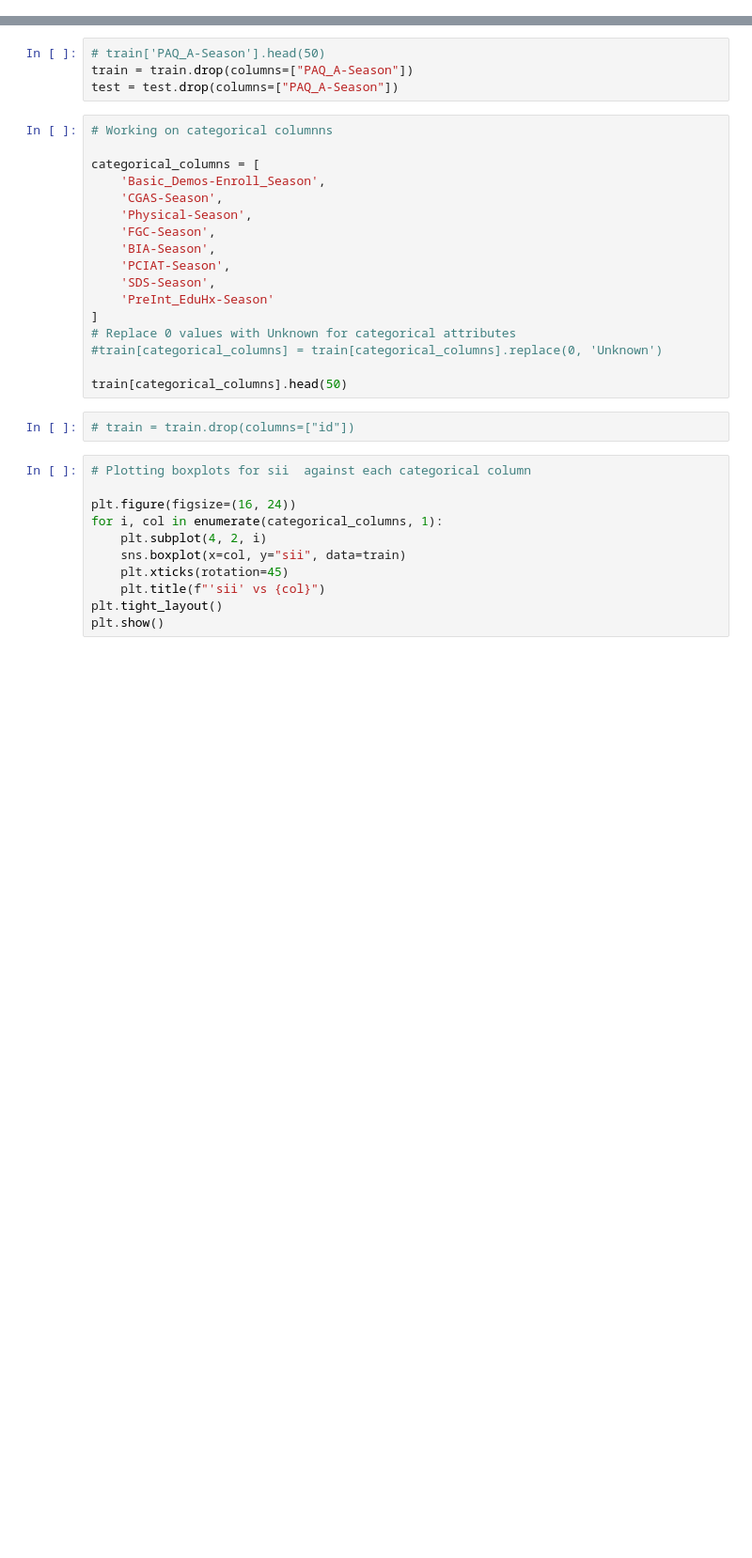
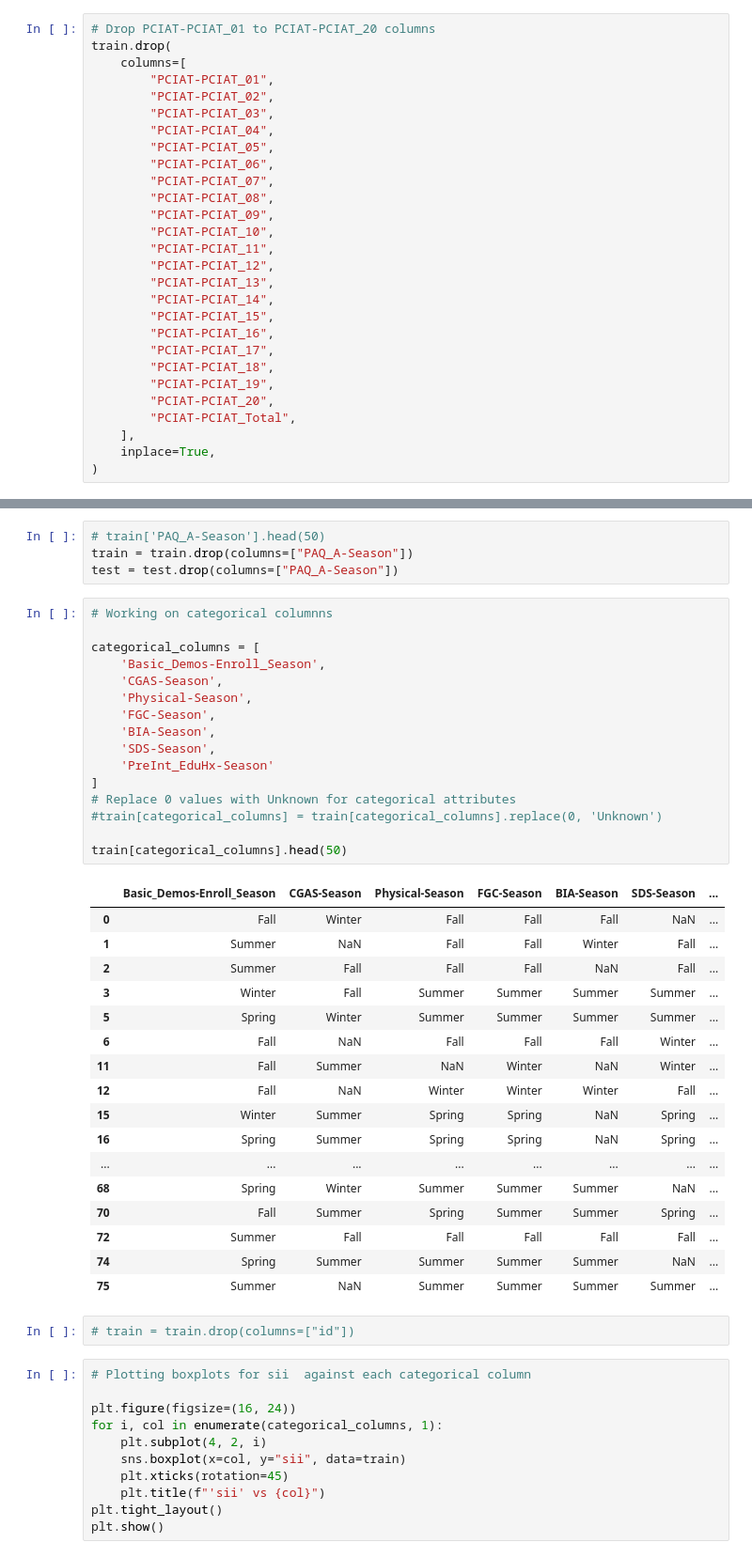
Before and after one commit to CeliePierre/Problematic-Internet-Use, a Jupyter notebook: kaggle-notebook.ipynb, the cells around one changed output, grey strips where cells are left out. Shown at 94% size. Saved outputs shown, nothing was run; the diff lists cells and outputs as text; blank space fills up the shorter version.

```diff
--- a/kaggle-notebook.ipynb
+++ b/kaggle-notebook.ipynb
@@ -123,0 +259,28 @@ test = test.drop("id", axis=1)
+# %%
+# Drop PCIAT-PCIAT_01 to PCIAT-PCIAT_20 columns
+train.drop(
+    columns=[
+        "PCIAT-PCIAT_01",
+        "PCIAT-PCIAT_02",
+        "PCIAT-PCIAT_03",
+        "PCIAT-PCIAT_04",
+        "PCIAT-PCIAT_05",
+        "PCIAT-PCIAT_06",
+        "PCIAT-PCIAT_07",
+        "PCIAT-PCIAT_08",
+        "PCIAT-PCIAT_09",
+        "PCIAT-PCIAT_10",
+        "PCIAT-PCIAT_11",
+        "PCIAT-PCIAT_12",
+        "PCIAT-PCIAT_13",
+        "PCIAT-PCIAT_14",
+        "PCIAT-PCIAT_15",
+        "PCIAT-PCIAT_16",
+        "PCIAT-PCIAT_17",
+        "PCIAT-PCIAT_18",
+        "PCIAT-PCIAT_19",
+        "PCIAT-PCIAT_20",
+        "PCIAT-PCIAT_Total",
+    ],
+    inplace=True,
+)
@@ -381,20 +749,37 @@ test = test.drop(columns=["PAQ_A-Season"])
 # %%
 # Working on categorical columnns
 
 categorical_columns = [
     'Basic_Demos-Enroll_Season',
     'CGAS-Season',
     'Physical-Season',
     'FGC-Season',
     'BIA-Season',
-    'PCIAT-Season',
     'SDS-Season',
     'PreInt_EduHx-Season'
 ]
 # Replace 0 values with Unknown for categorical attributes
 #train[categorical_columns] = train[categorical_columns].replace(0, 'Unknown')
 
 train[categorical_columns].head(50)
+# %% [output]
+|  | Basic_Demos-Enroll_Season | CGAS-Season | Physical-Season | FGC-Season | BIA-Season | SDS-Season | ... |
+| 0 | Fall | Winter | Fall | Fall | Fall | NaN | ... |
+| 1 | Summer | NaN | Fall | Fall | Winter | Fall | ... |
+| 2 | Summer | Fall | Fall | Fall | NaN | Fall | ... |
+| 3 | Winter | Fall | Summer | Summer | Summer | Summer | ... |
+| 5 | Spring | Winter | Summer | Summer | Summer | Summer | ... |
+| 6 | Fall | NaN | Fall | Fall | Fall | Winter | ... |
+| 11 | Fall | Summer | NaN | Winter | NaN | Winter | ... |
+| 12 | Fall | NaN | Winter | Winter | Winter | Fall | ... |
+| 15 | Winter | Summer | Spring | Spring | NaN | Spring | ... |
+| 16 | Spring | Summer | Spring | Spring | NaN | Spring | ... |
+| ... | ... | ... | ... | ... | ... | ... | ... |
+| 68 | Spring | Winter | Summer | Summer | Summer | NaN | ... |
+| 70 | Fall | Summer | Spring | Summer | Summer | Spring | ... |
+| 72 | Summer | Fall | Fall | Fall | Fall | Fall | ... |
+| 74 | Spring | Summer | Summer | Summer | Summer | NaN | ... |
+| 75 | Summer | NaN | Summer | Summer | Summer | Summer | ... |
 # %%
 # train = train.drop(columns=["id"])
 # %%
```
Also changed, not shown: parts of 69 cells of this notebook, 2 other files.
